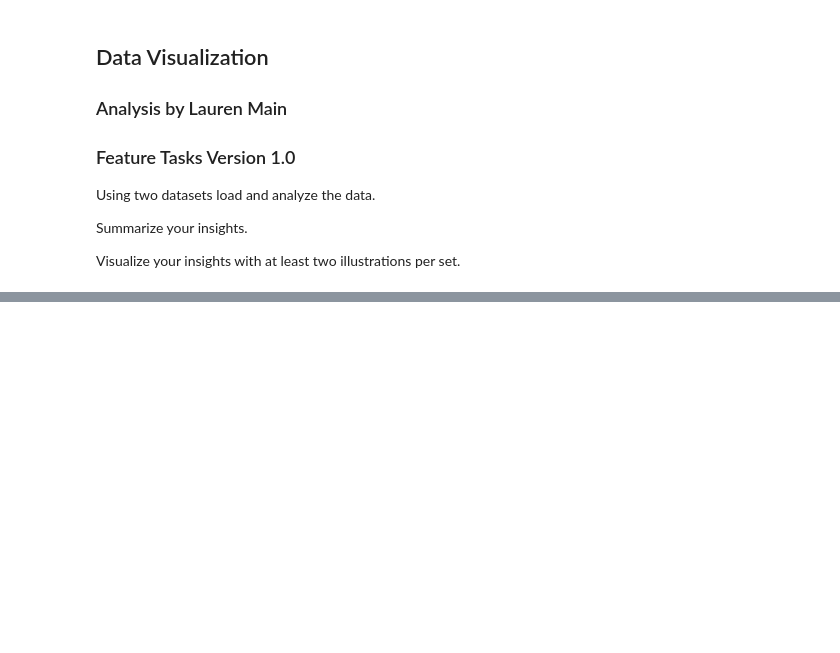
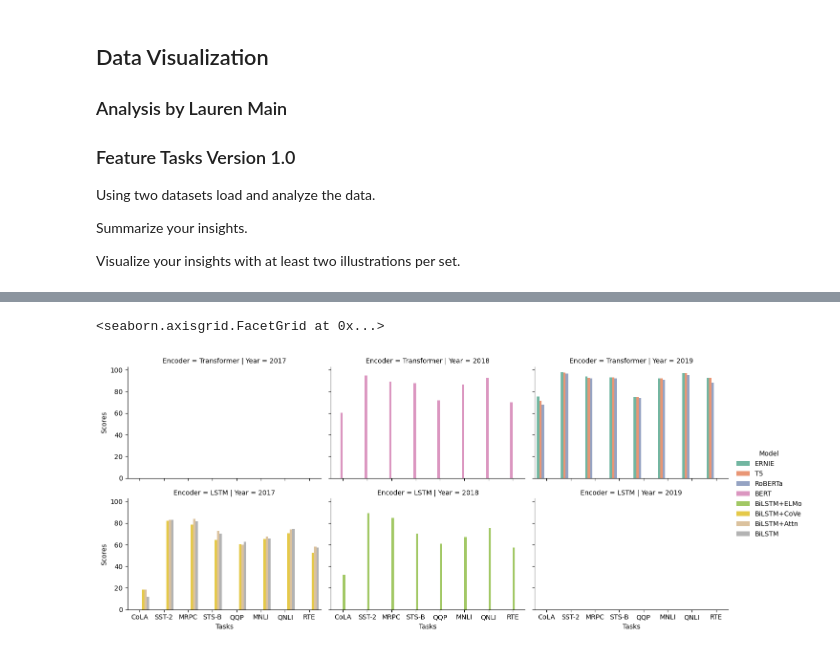
Before and after one commit to elleem/data-visualization, a Jupyter notebook: notebookc0bfec0386.ipynb, the cells around one changed output, grey strips where cells are left out. Cells and saved outputs as stored; diff of their text form; code cells hidden in the pictures; blank space fills up the shorter version.

```diff
--- a/notebookc0bfec0386.ipynb
+++ b/notebookc0bfec0386.ipynb
@@ -36,0 +20,3 @@ df
+# %%
+glue = sns.load_dataset("glue")
+glue
@@ -36,0 +41,18 @@ df
+# %%
+glue_df = sns.catplot(
+data= glue,
+kind = 'bar',
+x = 'Task',
+y ='Score',
+hue = 'Model',
+col = 'Year',
+row = 'Encoder',
+height=3,
+aspect = 1.5,
+palette='Set2')
+
+glue_df.set_axis_labels('Tasks', 'Scores')
+glue_df
+# %% [output]
+<seaborn.axisgrid.FacetGrid at 0x...>
+[figure, added]
```
Also changed, not shown: parts of 7 cells of this notebook.
